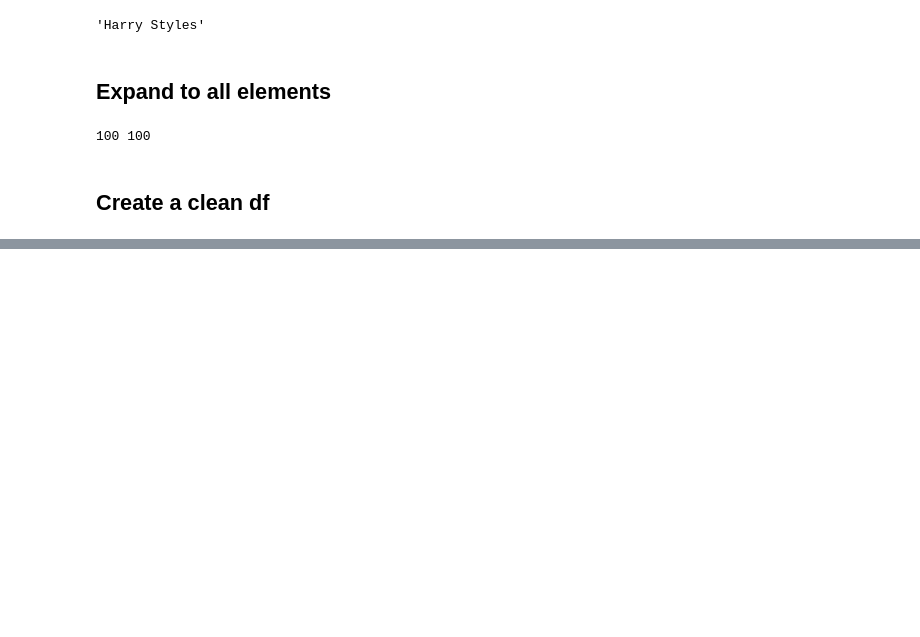
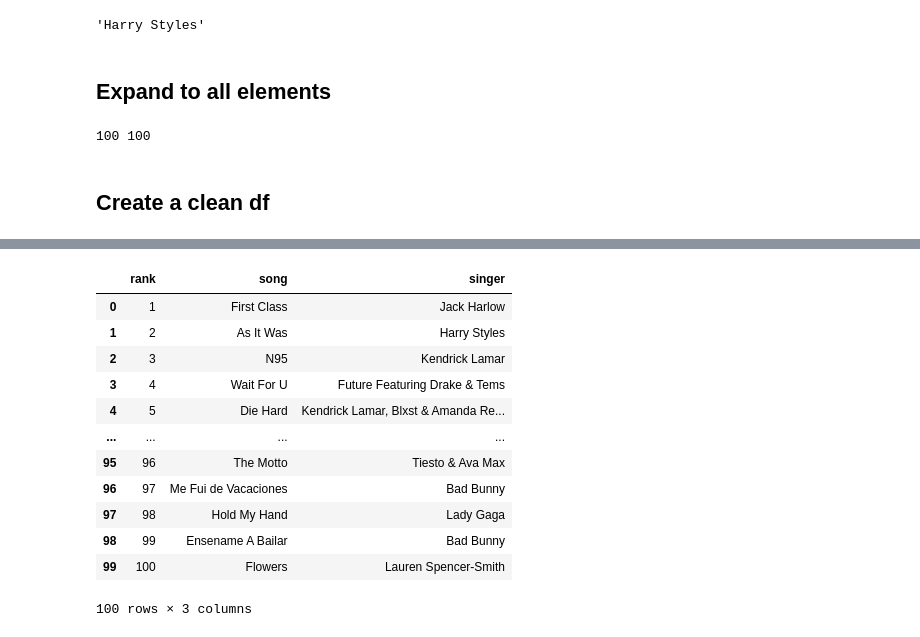
Before and after one commit to rogerserret/IronRoger, a Jupyter notebook: week7_classexs/Lab - Web scraping single page.ipynb, the cells around one changed output, grey strips where cells are left out. Drawn from its saved outputs; the diff is of its cells as text; code cells hidden in the pictures; blank space fills up the shorter version.

```diff
--- a/week7_classexs/Lab - Web scraping single page.ipynb
+++ b/week7_classexs/Lab - Web scraping single page.ipynb
@@ -142,3 +142,43 @@ songs_100
 100 rows × 3 columns
 # %%
 songs_100.to_excel(r'/Users/rogerserret/Documents/GitHub/IronRoger/week7_classexs/top100songs.xlsx', index = False)
+# %%
+def billboard_scrape():
+    # obtain information
+    url = 'https://www.billboard.com/charts/hot-100/'  # get the url
+    response = requests.get(url)   # run request
+    soup = BeautifulSoup (response.content,'html.parser')   # convert to soup file
+
+    # create empty lists
+    rank_position = []
+    song_title = []
+    singer_name = []
+
+    #fill the lists
+    for i in range(len_song_titles):
+        rank_position.append(i+1)
+        song_title.append(soup.select('h3.c-title.a-no-trucate')[i].get_text(strip=True))
+        singer_name.append(soup.select('span.c-label.a-no-trucate')[i].get_text(strip=True))
+
+    # create a dataframe
+    clean_song_title=[i.strip('(').strip(')') for i in song_title]
+    clean_singer_name=[i.strip('(').strip(')') for i in singer_name]
+    songs_100=pd.DataFrame({'rank': rank_position, 'song' : song_title, 'singer' : singer_name})
+
+    return songs_100
+# %%
+billboard_scrape()
+# %% [output]
+|  | rank | song | singer |
+| 0 | 1 | First Class | Jack Harlow |
+| 1 | 2 | As It Was | Harry Styles |
+| 2 | 3 | N95 | Kendrick Lamar |
+| 3 | 4 | Wait For U | Future Featuring Drake & Tems |
+| 4 | 5 | Die Hard | Kendrick Lamar, Blxst & Amanda Re... |
+| ... | ... | ... | ... |
+| 95 | 96 | The Motto | Tiesto & Ava Max |
+| 96 | 97 | Me Fui de Vacaciones | Bad Bunny |
+| 97 | 98 | Hold My Hand | Lady Gaga |
+| 98 | 99 | Ensename A Bailar | Bad Bunny |
+| 99 | 100 | Flowers | Lauren Spencer-Smith |
+100 rows × 3 columns
```
Also changed, not shown: parts of 2 cells of this notebook, 8 other files.
